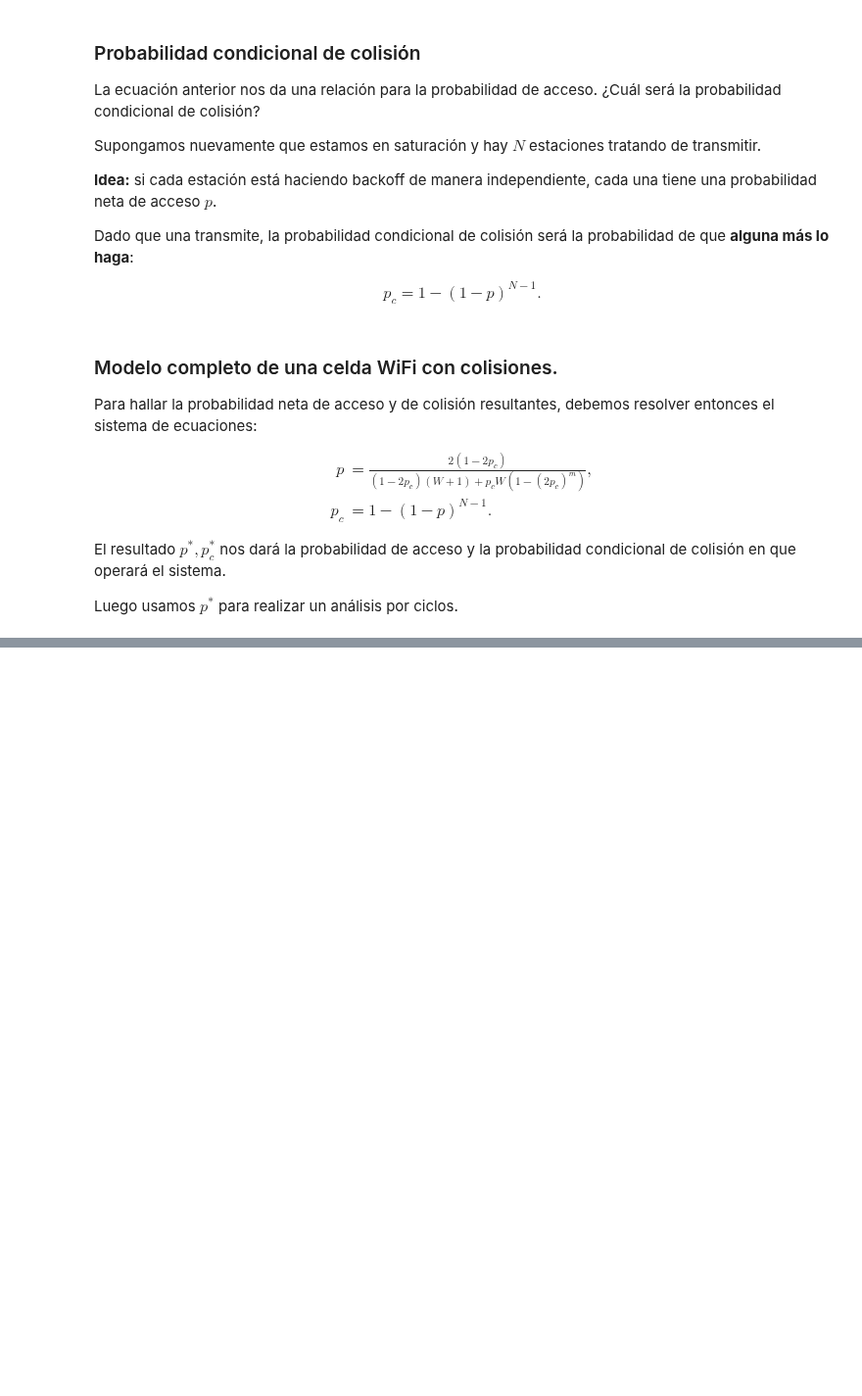
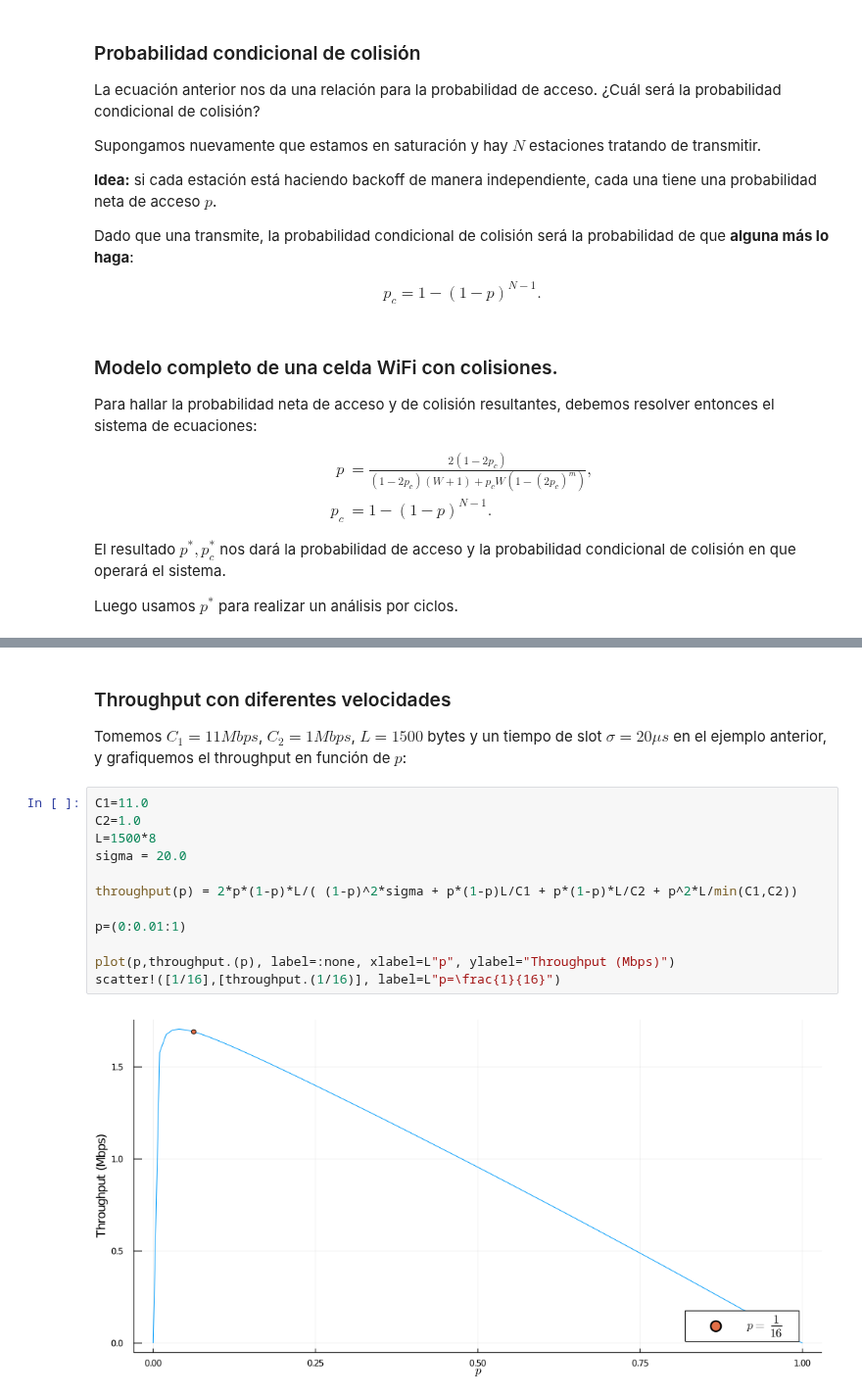
Before and after one commit to aferragu/analisisderedes, a Jupyter notebook: Control de acceso al medio - WiFi.ipynb, the cells around one changed output, grey strips where cells are left out. Shown at 98% size. Cells and saved outputs as stored; diff of their text form; blank space fills up the shorter version.

```diff
--- a/Control de acceso al medio - WiFi.ipynb
+++ b/Control de acceso al medio - WiFi.ipynb
@@ -300,0 +395,18 @@ Luego usamos $p^*$ para realizar un análisis por ciclos.
+# %% [markdown]
+### Throughput con diferentes velocidades
+
+Tomemos $C_1=11Mbps$, $C_2=1Mbps$, $L=1500$ bytes y un tiempo de slot $\sigma=20\mu s$ en el ejemplo anterior, y grafiquemos el throughput en función de $p$:
+# %%
+C1=11.0
+C2=1.0
+L=1500*8
+sigma = 20.0
+
+throughput(p) = 2*p*(1-p)*L/( (1-p)^2*sigma + p*(1-p)L/C1 + p*(1-p)*L/C2 + p^2*L/min(C1,C2))
+
+p=(0:0.01:1)
+
+plot(p,throughput.(p), label=:none, xlabel=L"p", ylabel="Throughput (Mbps)")
+scatter!([1/16],[throughput.(1/16)], label=L"p=\frac{1}{16}")
+# %% [output]
+[figure, added]
```
Also changed, not shown: parts of 14 cells of this notebook, 1 other file.
